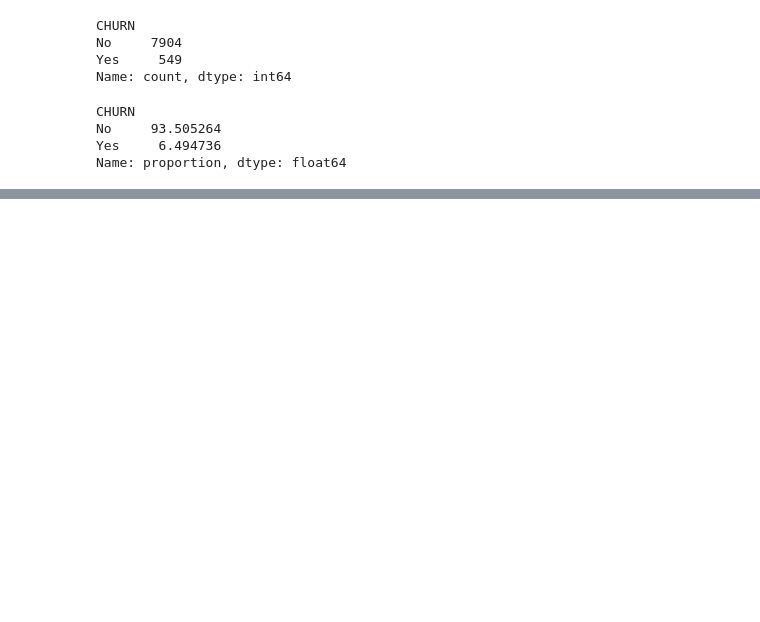
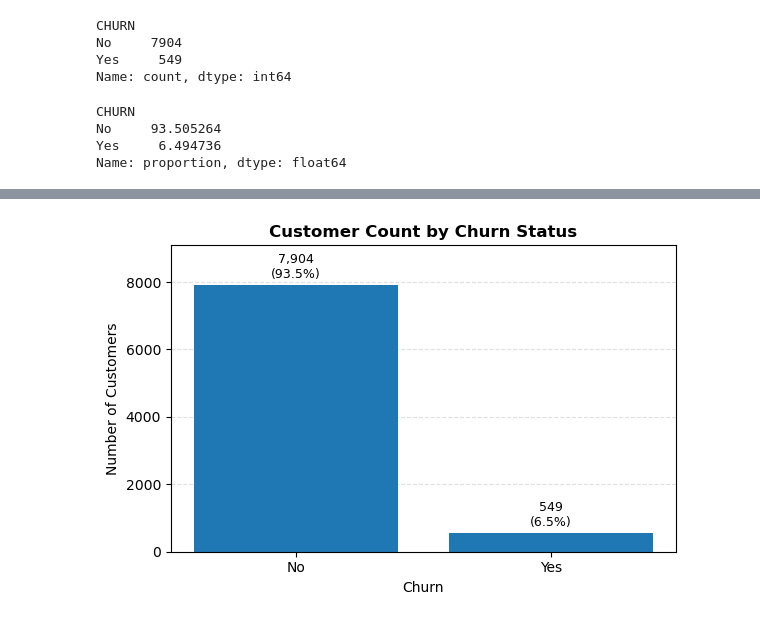
Before and after one commit to malikissa/telco-churn, a Jupyter notebook: notebooks/01_eda.ipynb, the cells around one changed output, grey strips where cells are left out. Saved outputs shown, nothing was run; the diff lists cells and outputs as text; code cells hidden in the pictures; blank space fills up the shorter version.

```diff
--- a/notebooks/01_eda.ipynb
+++ b/notebooks/01_eda.ipynb
@@ -89,0 +192,10 @@ num_cols, cat_cols
+# %%
+# Dataset Cleanup: remove NaNs from target:
+# drop rows where churn (target) is missing
+print(f"Dataset shape before removing NaNs from the target: {df.shape}")
+# count the NaNs in the target before removal
+target_nans = df["CHURN"].isna().sum()
+print(f"Num. of NaNs in target: {target_nans}")
+# drop NaNs from target
+df = df.dropna(subset=["CHURN"])
+print(f"Dataset shape after removing NaNs from the target: {df.shape}")
@@ -89,0 +206,3 @@ num_cols, cat_cols
+# %%
+# decode churn feature
+df["churn_flag"] = df["CHURN"].map({"Yes": 1, "No": 0})
@@ -89,0 +216,26 @@ num_cols, cat_cols
+# %%
+churn_counts = df["CHURN"].value_counts().sort_index()
+churn_pct = churn_counts / churn_counts.sum() * 100
+
+fig, ax = plt.subplots(figsize=(6, 4))
+
+bars = ax.bar(churn_counts.index.astype(str), churn_counts.values)
+
+ax.set_title("Customer Count by Churn Status", fontsize=12, fontweight="bold")
+ax.set_xlabel("Churn", fontsize=10)
+ax.set_ylabel("Number of Customers", fontsize=10)
+ax.yaxis.grid(True, linestyle="--", alpha=0.4)
+ax.set_axisbelow(True)
+
+# some space on top so labels don’t go out of bounds
+ax.set_ylim(0, churn_counts.max() * 1.15)   # 15% headroom
+
+labels = [f"{c:,}\n({p:.1f}%)" for c, p in zip(churn_counts, churn_pct)]
+ax.bar_label(bars, labels=labels, padding=3, fontsize=9)
+
+ax.set_xticklabels(ax.get_xticklabels(), rotation=0)
+
+plt.tight_layout()
+plt.show()
+# %% [output]
+[figure, added]
```
Also changed, not shown: parts of 15 cells of this notebook, 2 other files.
